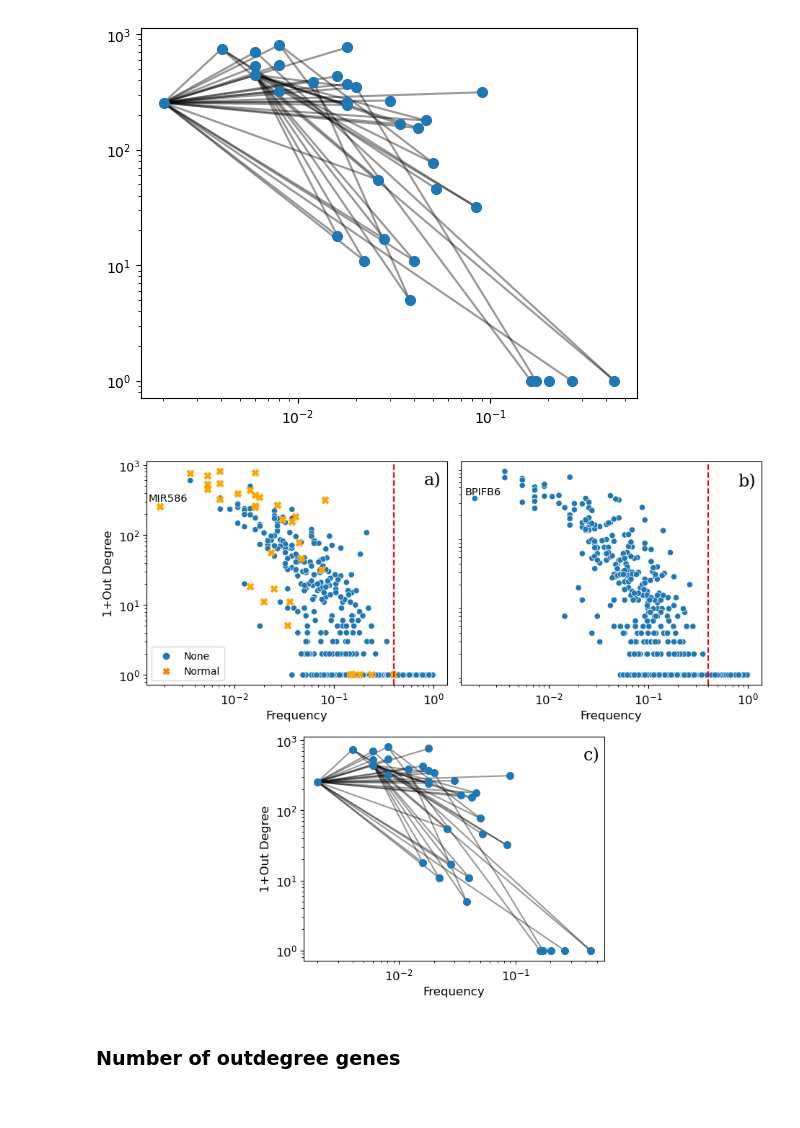
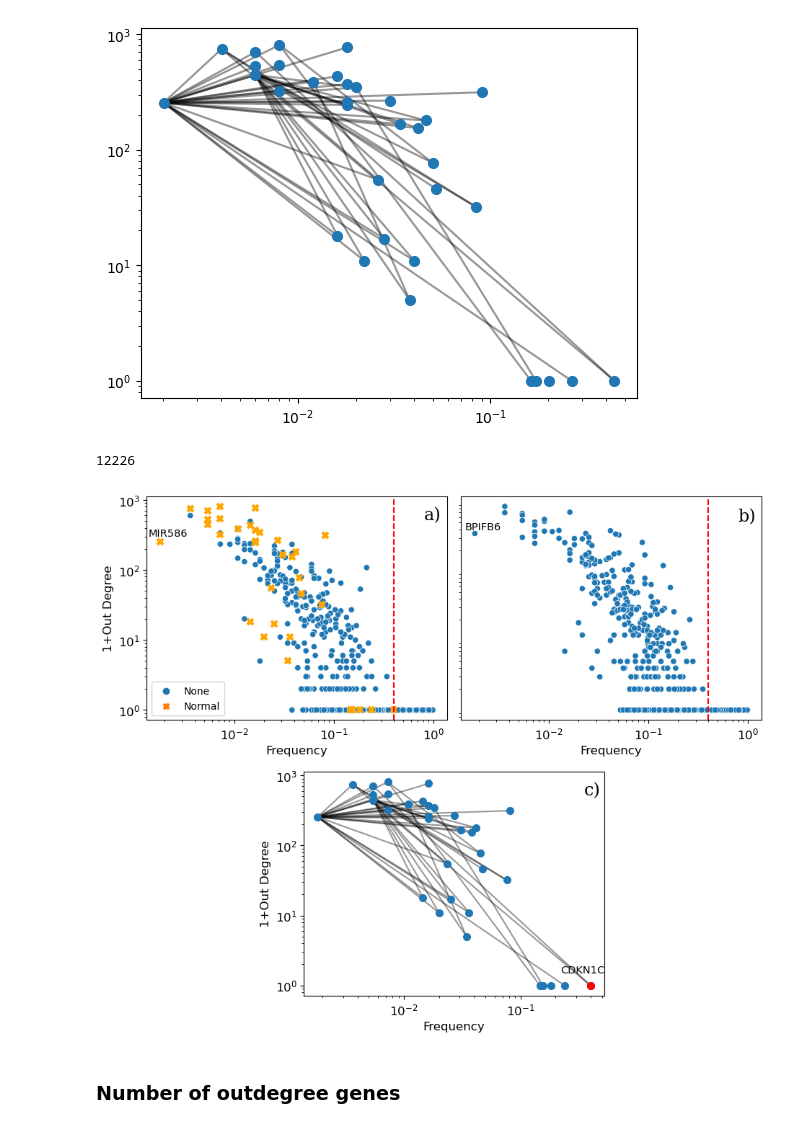
Before and after one commit to RobertoHePe/Causal_GE, a Jupyter notebook: Causal_GE_interpretation.ipynb, the cells around one changed output. Saved outputs shown, nothing was run; the diff lists cells and outputs as text; code cells hidden in the pictures.

```diff
--- a/Causal_GE_interpretation.ipynb
+++ b/Causal_GE_interpretation.ipynb
@@ -28,6 +28,8 @@ brownian_cancer_sample = brownian_sample[cancer_idx, :]
 Graph = nx.read_adjlist('Data/gene_network.adjlist', create_using=nx.DiGraph, nodetype=int)
 # Import genecards PRAD genes
 prad_genecards = pd.read_csv('Data/GeneCards-PRAD.csv').iloc[:, [0, 5]]
+# Normal panel
+normal_panel = np.array([35606, 12227, 46411, 13993, 9496, 37606, 36800, 28380, 7701, 8617, 12482, 15760, 15684, 10274, 4205]) - 1
 # %% [markdown]
 # Build Supplementary Table I
 # %%
@@ -284,6 +269,11 @@ plt.yscale("log")
 plt.xscale("log")
 # %% [output]
 [figure]
+# %%
+npanel_in_nconcept = np.intersect1d(normal_panel, idx)[0]
+npanel_in_nconcept
+# %% [output]
+12226
 # %%
 fig = plt.figure(figsize=(11, 9))
 grid = plt.GridSpec(4, 4, hspace=0.6, wspace=0.1)
@@ -339,38 +329,47 @@ normal_ax.annotate(
     ha='center',
     fontsize=10.5
 )
 
 normal_ax.set_yscale("log")
 normal_ax.set_xscale("log")
 normal_ax.set_yticks([], [])
 
 # grpah box
 for i in idx:
     childs = list(nx.descendants_at_distance(Graph, i, 1))
     inter = np.intersect1d(childs, idx)
     if inter.size > 0:
         for j in inter:
-            graph_ax.plot([freqs_c[i], freqs_c[j]], [1+out_degree[i], 1+out_degree[j]], 'k', alpha=0.4)
+            graph_ax.plot([freqs[i], freqs[j]], [1+out_degree[i], 1+out_degree[j]], 'k', alpha=0.4)
 
-graph_ax.plot(freqs_c[idx], 1+out_degree[idx], 'o', markersize=7)
+graph_ax.plot(freqs[idx], 1+out_degree[idx], 'o', markersize=7)
 graph_ax.set_yscale("log")
 graph_ax.set_xscale("log")
 
 graph_ax.set_ylabel("1+Out Degree", fontsize=fs)
 graph_ax.set_xlabel("Frequency", fontsize=fs)
 graph_ax.tick_params(labelsize=12)
 
+graph_ax.annotate(
+    map_node_name(npanel_in_nconcept, compressed_nodes_map, genes_map)[0],
+    (freqs[npanel_in_nconcept], 1 + Graph.out_degree[npanel_in_nconcept]),
+    (freqs[npanel_in_nconcept] * 0.85, 0.5 + 1 + Graph.out_degree[npanel_in_nconcept]),
+    ha='center',
+    fontsize=10.5
+)
+graph_ax.plot(freqs[npanel_in_nconcept], 1 + Graph.out_degree[npanel_in_nconcept], 'ro', markersize=7)
+
 # Annotate figs
 cancer_ax.text(.8, 800, 'a)',
         fontsize='xx-large', verticalalignment='top', fontfamily='serif')
 normal_ax.text(.8, 800, 'b)',
         fontsize='xx-large', verticalalignment='top', fontfamily='serif')
-graph_ax.text(.38, 800, 'c)',
+graph_ax.text(.35, 800, 'c)',
         fontsize='xx-large', verticalalignment='top', fontfamily='serif')
 
-plt.savefig('Charts/Fig3.pdf')
+#plt.savefig('Charts/Fig3.pdf')
 # %% [output]
-[figure, old version]
+[figure, new version]
 # %% [markdown]
 ### Number of outdegree genes
 # %%
```
Also changed, not shown: parts of 10 cells of this notebook, 2 other files.
